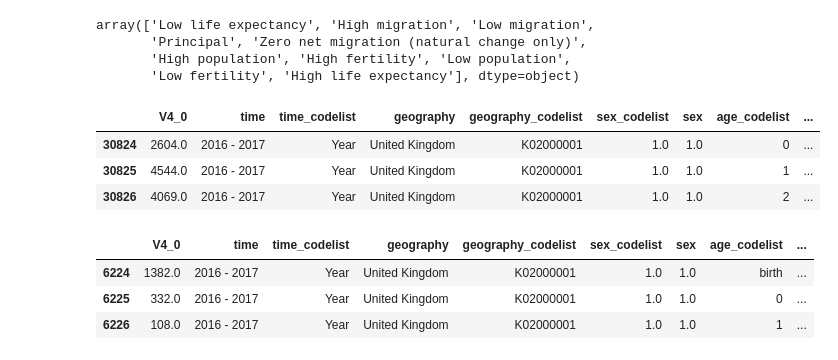
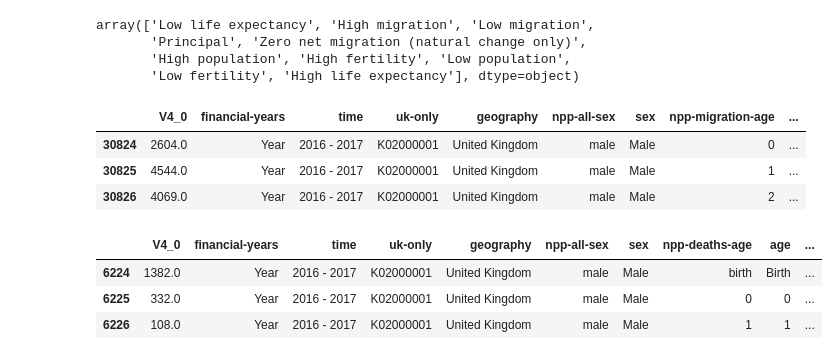
Before and after one commit to MikeData/cmd-national-population-projections, a Jupyter notebook: Pop Projections Transform.ipynb, the cells around one changed output. Drawn from its saved outputs; the diff is of its cells as text; code cells hidden in the pictures.

```diff
--- a/Pop Projections Transform.ipynb
+++ b/Pop Projections Transform.ipynb
@@ -2,7 +2,8 @@
 
 import pandas as pd
 
-df = pd.read_csv("Experimental-National Population Projections.csv")
+inFile = "NPP_Extracted_tablez1opendata16uk.csv"
+df = pd.read_csv(inFile)
 
 df.columns.values
 # %% [output]
@@ -25,10 +26,25 @@ array(['Low life expectancy', 'High migration', 'Low migration',
        'Principal', 'Zero net migration (natural change only)',
        'High population', 'High fertility', 'Low population',
        'Low fertility', 'High life expectancy'], dtype=object)
+# %%
+
+# func to swap column names
+# uses a dict of {oldName:NewName}
+def swapHeaders(df, nameMap):
+
+    newHeaders = []
+    for col in df.columns.values:
+
+        if col in nameMap.keys():
+
+            col = nameMap[col]
+        newHeaders.append(col)
+
+    df.columns = newHeaders
+    return df
 # %%
 
 # Migration
-
 wanted = [
         'International_migration(In)', 'International_migration(Out)',
         'International_migration(Net)', 'Total_migration(In)',
@@ -42,31 +58,49 @@ for pt in migration["populationmeasure"].unique():
         migration = migration[migration["populationmeasure"] != pt]
 
 
+codeLists = {
+    "time_codelist":"financial-years",
+    "sex_codelist":"npp-all-sex",
+    "geography_codelist":"uk-only",
+    "age_codelist":"npp-migration-age",
+    "projectiontype_codelist":"npp-all-projectiontype",
+    "populationmeasure_codelist":"npp-migration-populationmeasure"
+}
+
+migration = swapHeaders(migration, codeLists)
 migration.to_csv("NPP_Migration.csv", index=False)
 
 migration[:3] # sanity check
 # %% [output]
-|  | V4_0 | time | time_codelist | geography | geography_codelist | sex_codelist | sex | age_codelist | ... |
-| 30824 | 2604.0 | 2016 - 2017 | Year | United Kingdom | K02000001 | 1.0 | 1.0 | 0 | ... |
-| 30825 | 4544.0 | 2016 - 2017 | Year | United Kingdom | K02000001 | 1.0 | 1.0 | 1 | ... |
-| 30826 | 4069.0 | 2016 - 2017 | Year | United Kingdom | K02000001 | 1.0 | 1.0 | 2 | ... |
+|  | V4_0 | financial-years | time | uk-only | geography | npp-all-sex | sex | npp-migration-age | ... |
+| 30824 | 2604.0 | Year | 2016 - 2017 | K02000001 | United Kingdom | male | Male | 0 | ... |
+| 30825 | 4544.0 | Year | 2016 - 2017 | K02000001 | United Kingdom | male | Male | 1 | ... |
+| 30826 | 4069.0 | Year | 2016 - 2017 | K02000001 | United Kingdom | male | Male | 2 | ... |
 # %%
 
 # Deaths
-
 deaths = df.copy()
 deaths = deaths[deaths["populationmeasure"] == "Deaths"]
 deaths = deaths.drop("populationmeasure", axis=1)
 deaths = deaths.drop("populationmeasure_codelist", axis=1)
 
+codeLists = {
+    "time_codelist":"financial-years",
+    "sex_codelist":"npp-all-sex",
+    "geography_codelist":"uk-only",
+    "age_codelist":"npp-deaths-age",
+    "projectiontype_codelist":"npp-all-projectiontype"
+}
+
+deaths = swapHeaders(deaths, codeLists)
 deaths.to_csv("NPP_Deaths.csv", index=False)
 
 deaths[:3] # sanity check
 # %% [output]
-|  | V4_0 | time | time_codelist | geography | geography_codelist | sex_codelist | sex | age_codelist | ... |
-| 6224 | 1382.0 | 2016 - 2017 | Year | United Kingdom | K02000001 | 1.0 | 1.0 | birth | ... |
-| 6225 | 332.0 | 2016 - 2017 | Year | United Kingdom | K02000001 | 1.0 | 1.0 | 0 | ... |
-| 6226 | 108.0 | 2016 - 2017 | Year | United Kingdom | K02000001 | 1.0 | 1.0 | 1 | ... |
+|  | V4_0 | financial-years | time | uk-only | geography | npp-all-sex | sex | npp-deaths-age | age | ... |
+| 6224 | 1382.0 | Year | 2016 - 2017 | K02000001 | United Kingdom | male | Male | birth | Birth | ... |
+| 6225 | 332.0 | Year | 2016 - 2017 | K02000001 | United Kingdom | male | Male | 0 | 0 | ... |
+| 6226 | 108.0 | Year | 2016 - 2017 | K02000001 | United Kingdom | male | Male | 1 | 1 | ... |
 # %%
 
 # Mortality Assumptions
```
Also changed, not shown: parts of 8 cells of this notebook.
